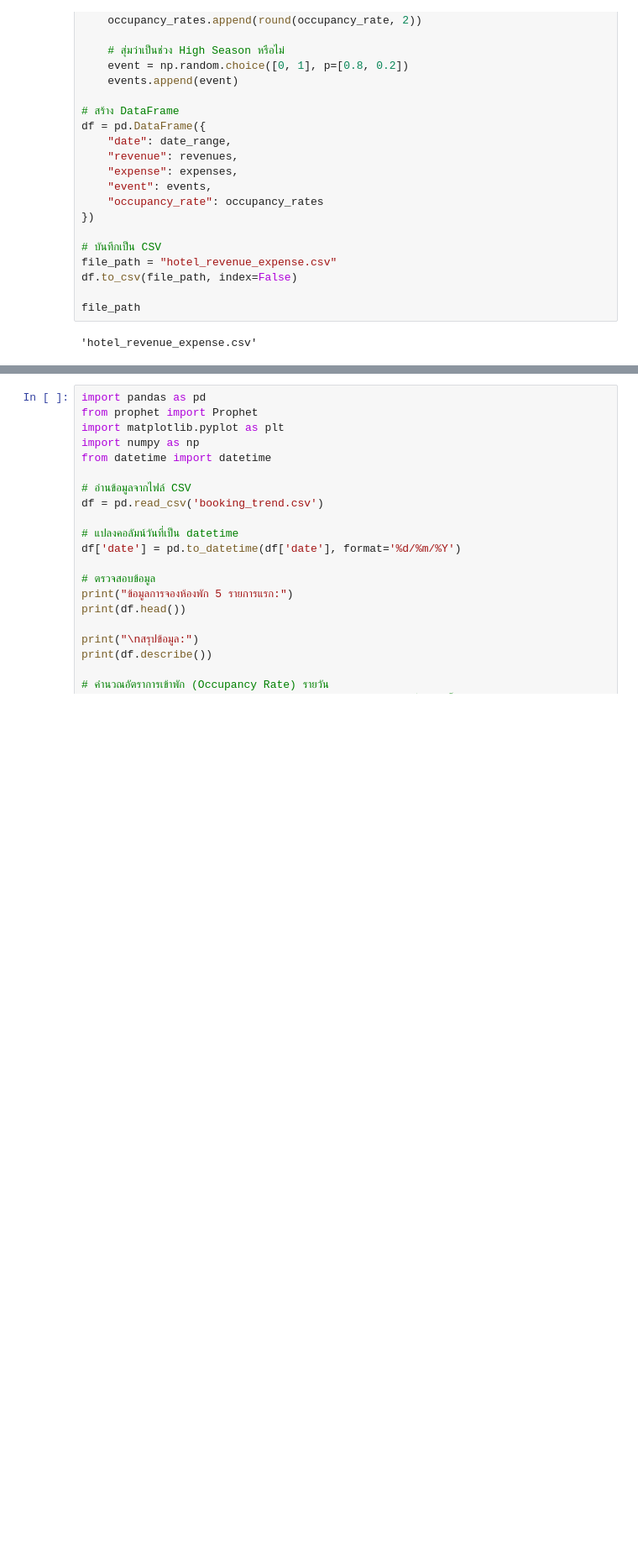
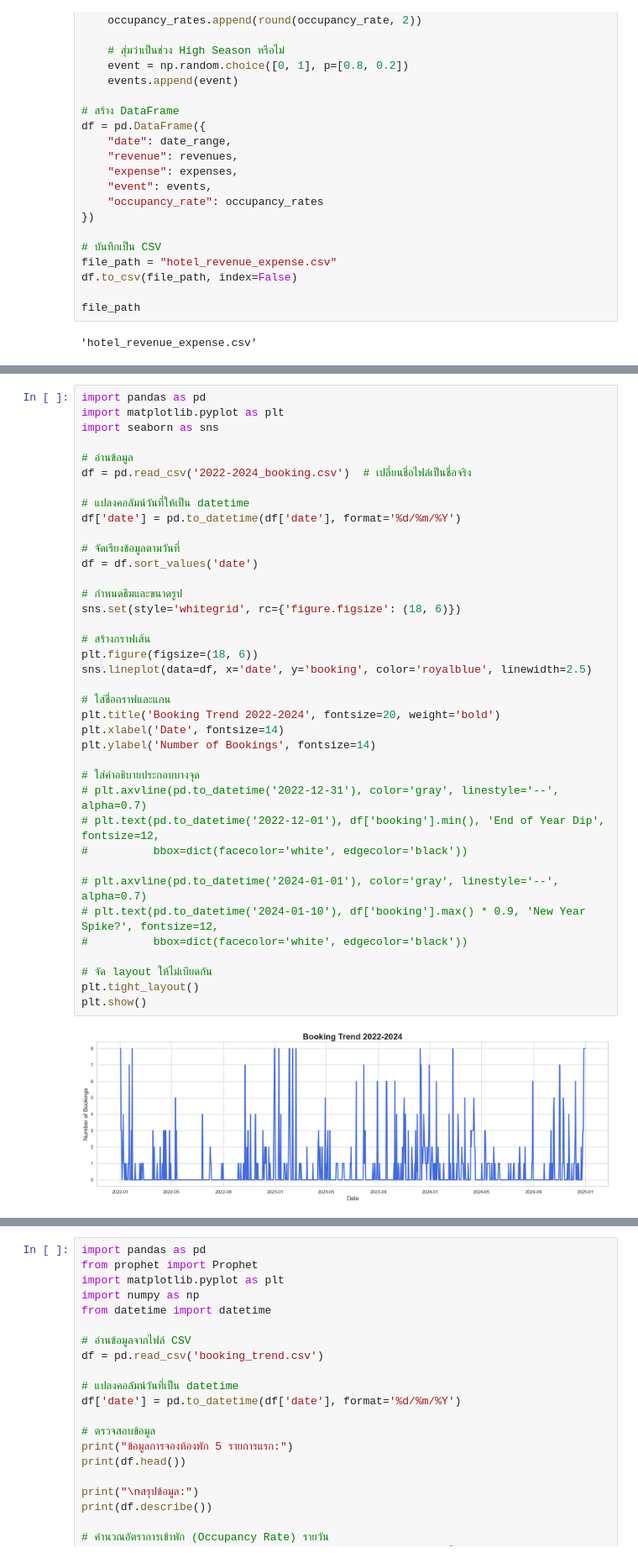
Before and after one commit to Theerat22/finotel, a Jupyter notebook: models/hotel_revenue_expense.ipynb, the cells around one changed output, grey strips where cells are left out. Shown at 84% size. Cells and saved outputs as stored; diff of their text form; blank space fills up the shorter version.

```diff
--- a/models/hotel_revenue_expense.ipynb
+++ b/models/hotel_revenue_expense.ipynb
@@ -159,0 +320,40 @@ final_df.to_csv(file_path, index=False)
+# %%
+import pandas as pd
+import matplotlib.pyplot as plt
+import seaborn as sns
+
+# อ่านข้อมูล
+df = pd.read_csv('2022-2024_booking.csv')  # เปลี่ยนชื่อไฟล์เป็นชื่อจริง
+
+# แปลงคอลัมน์วันที่ให้เป็น datetime
+df['date'] = pd.to_datetime(df['date'], format='%d/%m/%Y')
+
+# จัดเรียงข้อมูลตามวันที่
+df = df.sort_values('date')
+
+# กำหนดธีมและขนาดรูป
+sns.set(style='whitegrid', rc={'figure.figsize': (18, 6)})
+
+# สร้างกราฟเส้น
+plt.figure(figsize=(18, 6))
+sns.lineplot(data=df, x='date', y='booking', color='royalblue', linewidth=2.5)
+
+# ใส่ชื่อกราฟและแกน
+plt.title('Booking Trend 2022-2024', fontsize=20, weight='bold')
+plt.xlabel('Date', fontsize=14)
+plt.ylabel('Number of Bookings', fontsize=14)
+
+# ใส่คำอธิบายประกอบบางจุด
+# plt.axvline(pd.to_datetime('2022-12-31'), color='gray', linestyle='--', alpha=0.7)
+# plt.text(pd.to_datetime('2022-12-01'), df['booking'].min(), 'End of Year Dip', fontsize=12,
+#          bbox=dict(facecolor='white', edgecolor='black'))
+
+# plt.axvline(pd.to_datetime('2024-01-01'), color='gray', linestyle='--', alpha=0.7)
+# plt.text(pd.to_datetime('2024-01-10'), df['booking'].max() * 0.9, 'New Year Spike?', fontsize=12,
+#          bbox=dict(facecolor='white', edgecolor='black'))
+
+# จัด layout ให้ไม่เบียดกัน
+plt.tight_layout()
+plt.show()
+# %% [output]
+[figure, added]
```
Also changed, not shown: parts of 29 cells of this notebook, 8 other files.
